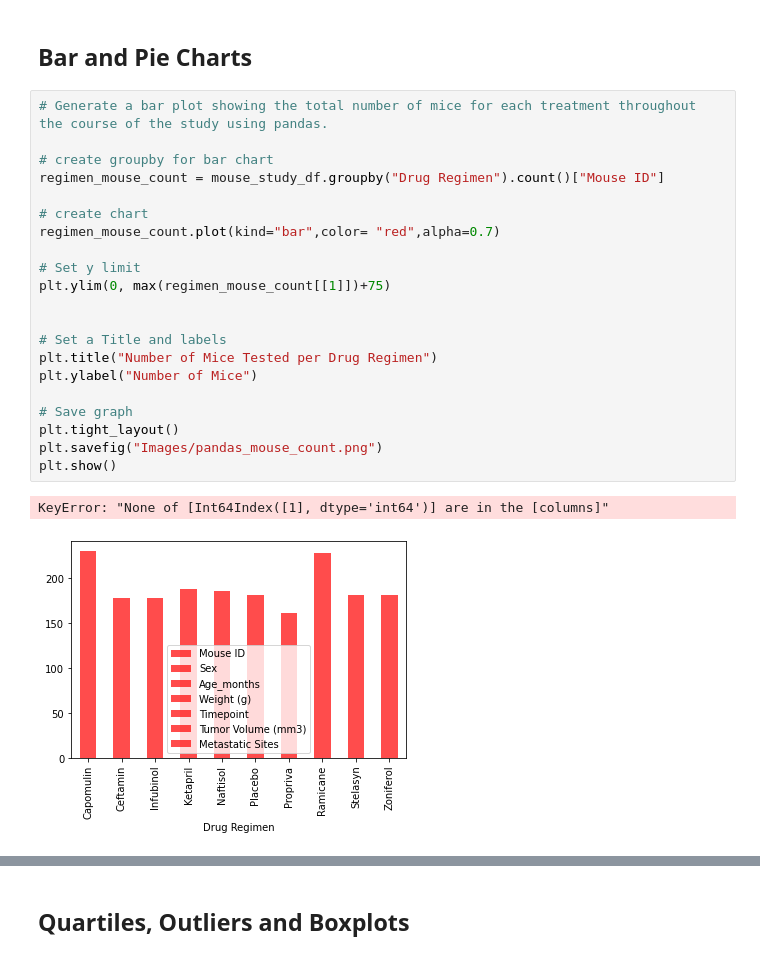
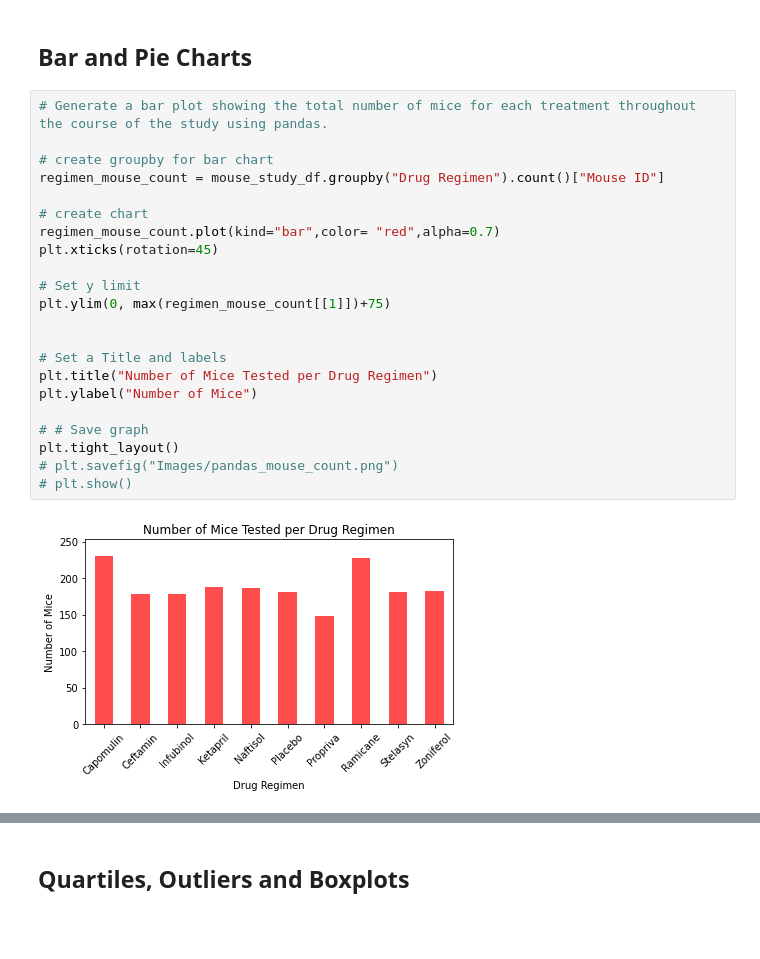
Before and after one commit to Kevin-McConchie/matplotlib-plots, a Jupyter notebook: pymaceuticals_Inc..ipynb, the cells around one changed output, grey strips where cells are left out. Cells and saved outputs as stored; diff of their text form; blank space fills up the shorter version.

```diff
--- a/pymaceuticals_Inc..ipynb
+++ b/pymaceuticals_Inc..ipynb
@@ -134,27 +134,27 @@ clean_df.groupby("Drug Regimen")["Tumor Volume (mm3)"].agg(["mean","median","var
 # %%
 # Generate a bar plot showing the total number of mice for each treatment throughout the course of the study using pandas.
 
 # create groupby for bar chart
 regimen_mouse_count = mouse_study_df.groupby("Drug Regimen").count()["Mouse ID"]
 
 # create chart
 regimen_mouse_count.plot(kind="bar",color= "red",alpha=0.7)
+plt.xticks(rotation=45)
 
 # Set y limit
 plt.ylim(0, max(regimen_mouse_count[[1]])+75)
 
 
 # Set a Title and labels
 plt.title("Number of Mice Tested per Drug Regimen")
 plt.ylabel("Number of Mice")
 
-# Save graph
+# # Save graph
 plt.tight_layout()
-plt.savefig("Images/pandas_mouse_count.png")
-plt.show()
+# plt.savefig("Images/pandas_mouse_count.png")
+# plt.show()
 # %% [output]
-KeyError: "None of [Int64Index([1], dtype='int64')] are in the [columns]"
-[figure, old version]
+[figure, new version]
 # %%
 # Generate a bar plot showing the total number of mice for each treatment throughout the course of the study using pyplot.
 
```
Also changed, not shown: parts of 7 cells of this notebook, 1 other file.
